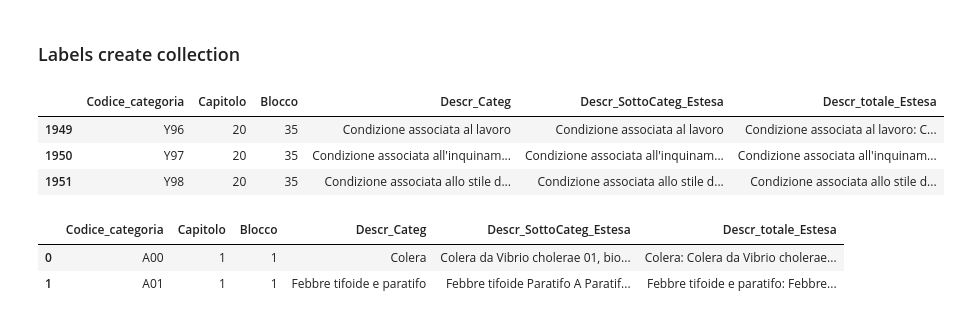
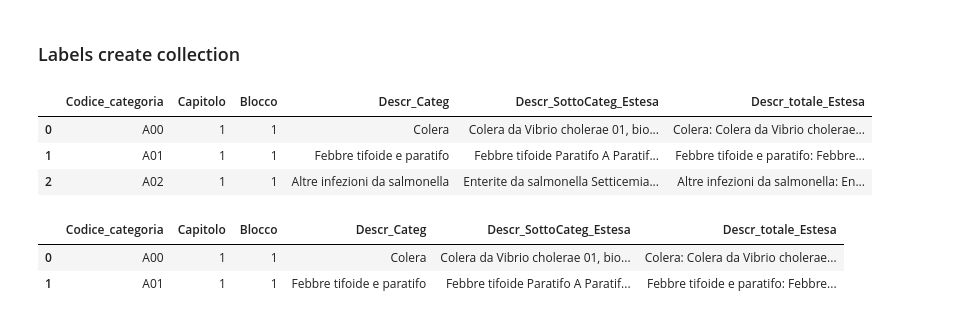
Before and after one commit to istat-methodology/semantic-search, a Jupyter notebook: notebooks/test-semantic-on-medical_data.ipynb, the cells around one changed output. Cells and saved outputs as stored; diff of their text form; code cells hidden in the pictures.

```diff
--- a/notebooks/test-semantic-on-medical_data.ipynb
+++ b/notebooks/test-semantic-on-medical_data.ipynb
@@ -125,12 +125,12 @@ malat_Cat_full.head()
 ### Labels create collection
 # %%
 # Dai puliti:
-malat_Cat_full.tail(3)
+malat_Cat_full.head(3)
 # %% [output]
 |  | Codice_categoria | Capitolo | Blocco | Descr_Categ | Descr_SottoCateg_Estesa | Descr_totale_Estesa |
-| 1949 | Y96 | 20 | 35 | Condizione associata al lavoro | Condizione associata al lavoro | Condizione associata al lavoro: C... |
-| 1950 | Y97 | 20 | 35 | Condizione associata all'inquinam... | Condizione associata all'inquinam... | Condizione associata all'inquinam... |
-| 1951 | Y98 | 20 | 35 | Condizione associata allo stile d... | Condizione associata allo stile d... | Condizione associata allo stile d... |
+| 0 | A00 | 1 | 1 | Colera | Colera da Vibrio cholerae 01, bio... | Colera: Colera da Vibrio cholerae... |
+| 1 | A01 | 1 | 1 | Febbre tifoide e paratifo | Febbre tifoide Paratifo A Paratif... | Febbre tifoide e paratifo: Febbre... |
+| 2 | A02 | 1 | 1 | Altre infezioni da salmonella | Enterite da salmonella Setticemia... | Altre infezioni da salmonella: En... |
 # %%
 # per usare i moduli
 # da temrinal fare pip install -e .
```
Also changed, not shown: parts of 20 cells of this notebook, 1 other file.
